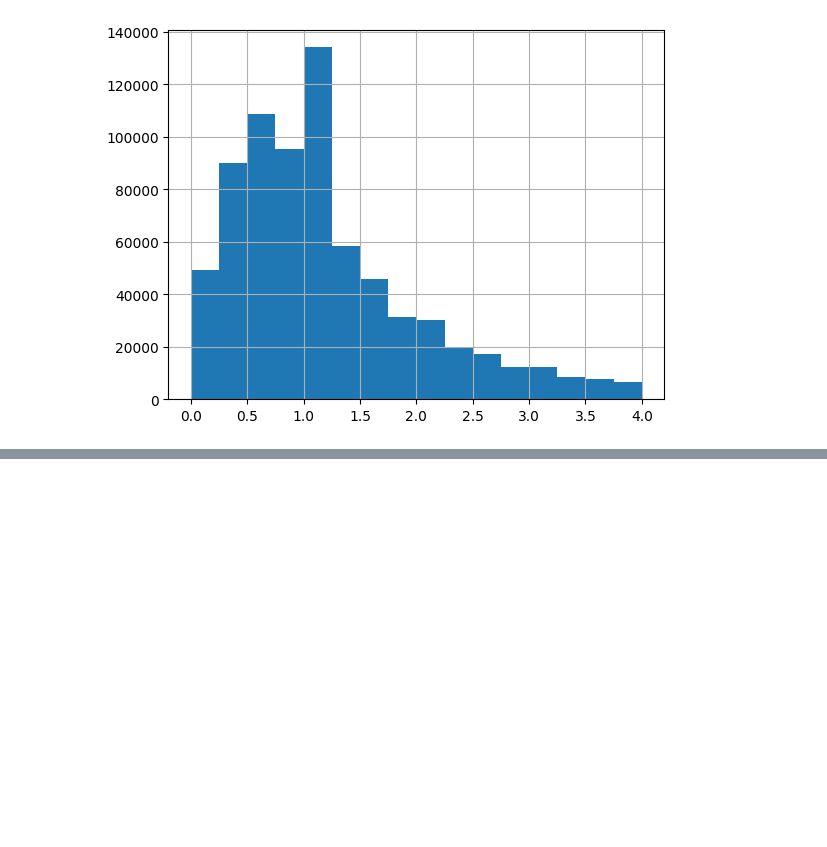
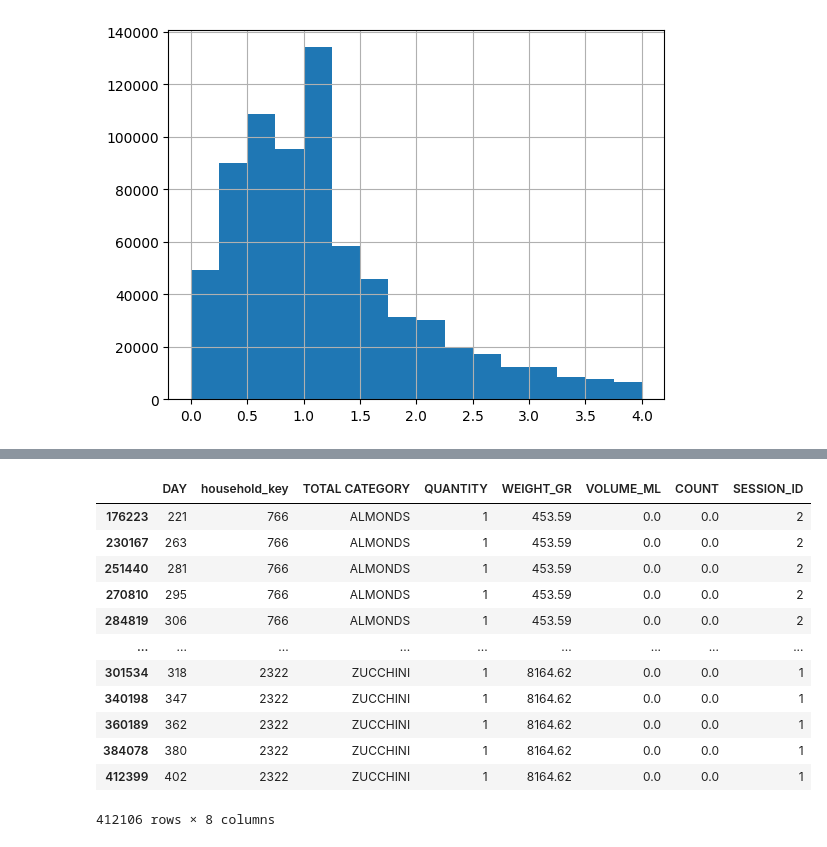
Before and after one commit to SanchukS/Course-Work-Spring-2026, a Jupyter notebook: notebooks/data-pipeline.ipynb, the cells around one changed output, grey strips where cells are left out. Cells and saved outputs as stored; diff of their text form; code cells hidden in the pictures; blank space fills up the shorter version.

```diff
--- a/notebooks/data-pipeline.ipynb
+++ b/notebooks/data-pipeline.ipynb
@@ -607,2 +600,18 @@ ORGANIC CORN
+# %%
+outflow_data
+# %% [output]
+|  | DAY | household_key | TOTAL CATEGORY | QUANTITY | WEIGHT_GR | VOLUME_ML | COUNT | SESSION_ID |
+| 176223 | 221 | 766 | ALMONDS | 1 | 453.59 | 0.0 | 0.0 | 2 |
+| 230167 | 263 | 766 | ALMONDS | 1 | 453.59 | 0.0 | 0.0 | 2 |
+| 251440 | 281 | 766 | ALMONDS | 1 | 453.59 | 0.0 | 0.0 | 2 |
+| 270810 | 295 | 766 | ALMONDS | 1 | 453.59 | 0.0 | 0.0 | 2 |
+| 284819 | 306 | 766 | ALMONDS | 1 | 453.59 | 0.0 | 0.0 | 2 |
+| ... | ... | ... | ... | ... | ... | ... | ... | ... |
+| 301534 | 318 | 2322 | ZUCCHINI | 1 | 8164.62 | 0.0 | 0.0 | 1 |
+| 340198 | 347 | 2322 | ZUCCHINI | 1 | 8164.62 | 0.0 | 0.0 | 1 |
+| 360189 | 362 | 2322 | ZUCCHINI | 1 | 8164.62 | 0.0 | 0.0 | 1 |
+| 384078 | 380 | 2322 | ZUCCHINI | 1 | 8164.62 | 0.0 | 0.0 | 1 |
+| 412399 | 402 | 2322 | ZUCCHINI | 1 | 8164.62 | 0.0 | 0.0 | 1 |
+412106 rows × 8 columns
 # %%
 outflow_data.to_csv(dataset_path / "outflow_data.csv", index=False)
```
Also changed, not shown: parts of 13 cells of this notebook.
